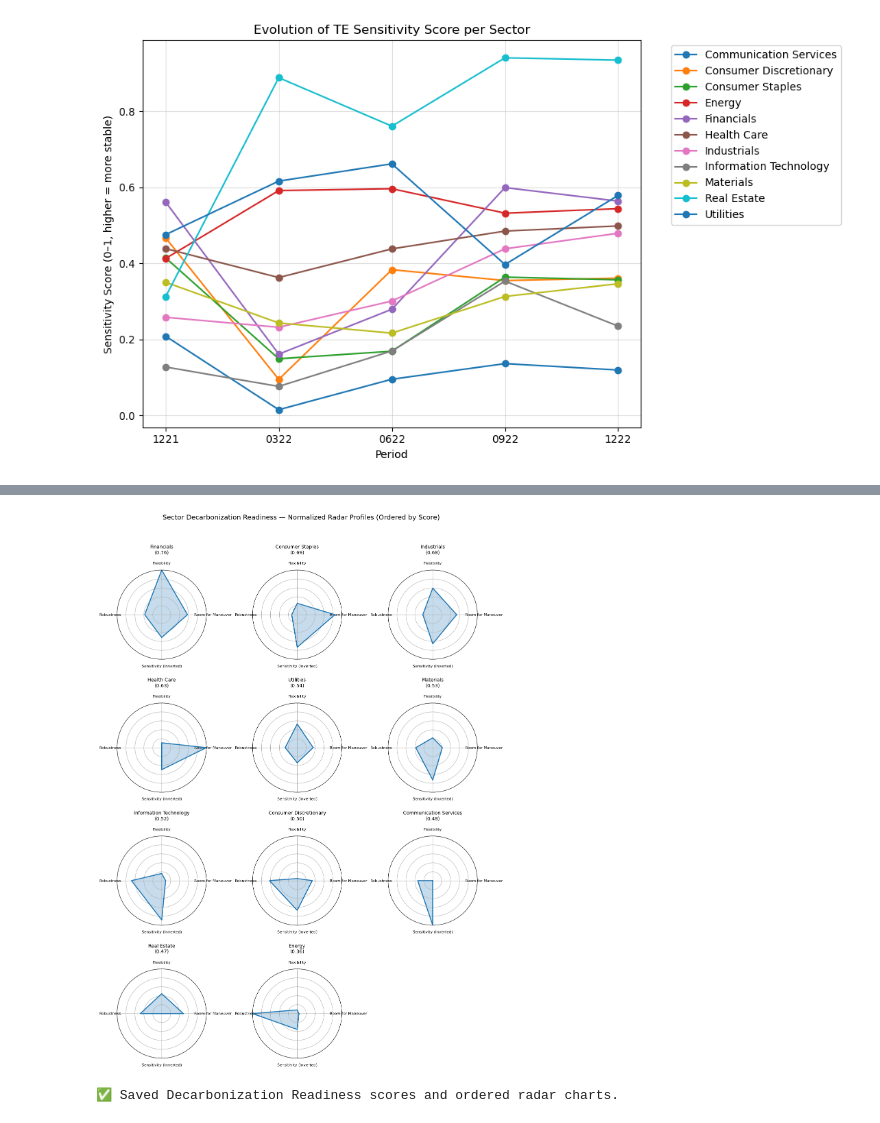
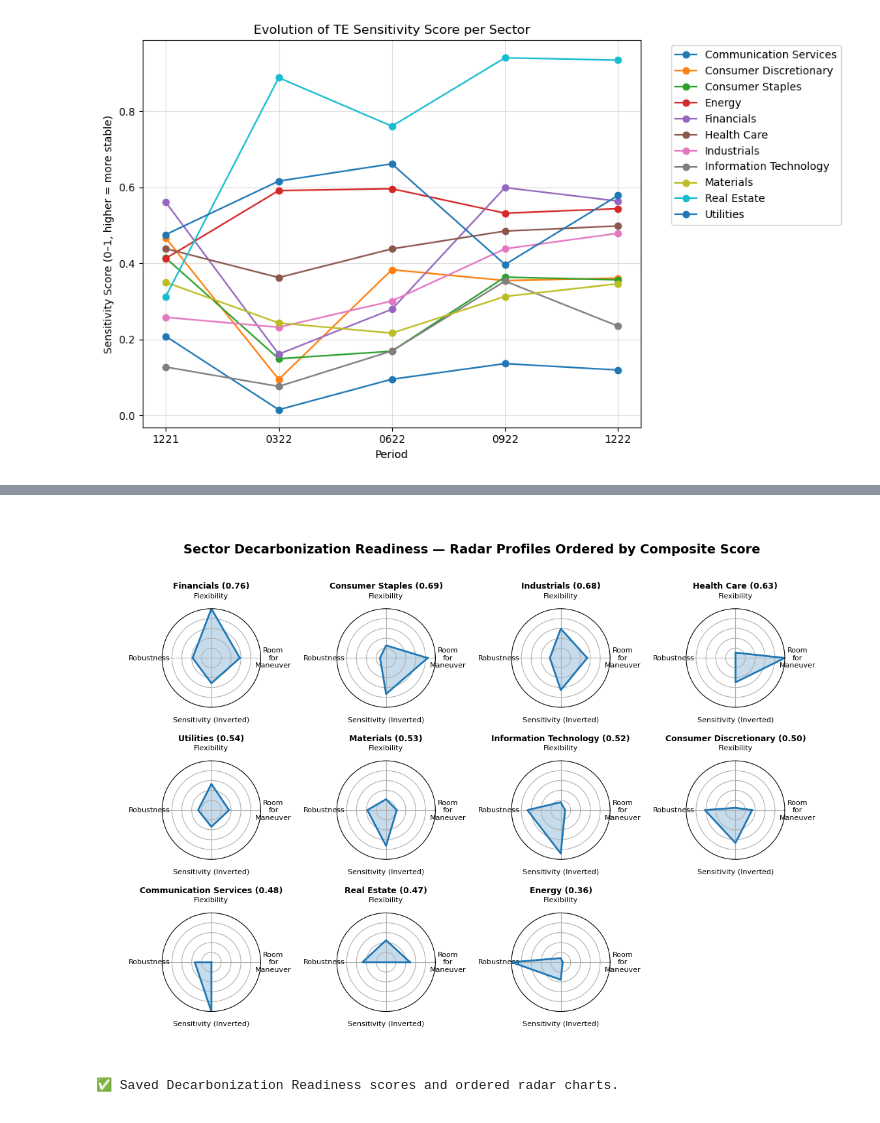
Before and after one commit to rebecca-di-francesco-bfh/sectoral-decarbonization, a Jupyter notebook: optimisation_across_all_time_windows.ipynb, the cells around one changed output, grey strips where cells are left out. Drawn from its saved outputs; the diff is of its cells as text; code cells hidden in the pictures.

```diff
--- a/optimisation_across_all_time_windows.ipynb
+++ b/optimisation_across_all_time_windows.ipynb
@@ -595,2 +586,2 @@ plt.show()
 # %%
-room_for_maneuver_score_df = df_norm[['Sector', 'Period', 'Room_for_Maneuver_Score_per_Vol']]
+room_for_maneuver_score_df = df_norm[['Sector', 'Period', 'Room_for_Maneuver_Score']]
@@ -1746,0 +1655,12 @@ combined_scores
+# %%
+for score, df in [('Room for Maneuver', room_for_maneuver_score_df),
+                  ('Flexibility', flexibility_score_df),
+                  ('Sensitivity', sensitivity_score_df),
+                  ('Robustness', robustness_score_df)]:
+
+    plot_sector_evolution(
+        df,
+        value_col=f"{score.replace(" ", "_")}_Score",
+        title=f"Evolution of {score} per Sector",
+        ylabel=f"{score}"
+    )
@@ -1747,13 +1730,8 @@ combined_scores
 # %%
-import pandas as pd
-import numpy as np
-import matplotlib.pyplot as plt
-import math
 
-# Load combined normalized scores
+# --- Load and normalize ---
 combined_scores = pd.read_excel("results/combined_sector_scores.xlsx")
 
-# --- Normalize all relevant columns ---
 def minmax_norm(x):
     if x.max() == x.min():
         return np.ones_like(x)
@@ -1764,62 +1742,80 @@ norm_df = combined_scores.copy()
 for c in cols_to_norm:
     norm_df[c] = minmax_norm(norm_df[c])
 
-# --- Compute the Decarbonization Readiness Aggregate Score ---
-# equal weighting (you can tweak weights if justified)
-
+# --- Sort by Composite_Score ---
 norm_df = norm_df.sort_values("Composite_Score", ascending=False).reset_index(drop=True)
 
 # --- Radar setup ---
-labels = ["Room for Maneuver", "Flexibility", "Robustness", "Sensitivity (Inverted)"]
+# Adjusted label formatting
+labels = [
+    "Room\nfor\nManeuver",     # three-line label
+    "Flexibility",
+    "Robustness",              # we'll rotate this slightly left
+    "Sensitivity (Inverted)"
+]
 num_vars = len(labels)
 angles = np.linspace(0, 2 * np.pi, num_vars, endpoint=False).tolist()
-angles += angles[:1]  # complete circle
+angles += angles[:1]  # close the circle
 
 # --- Auto subplot grid ---
 n_sectors = len(norm_df)
-ncols = 3
+ncols = 4
 nrows = math.ceil(n_sectors / ncols)
 
 fig, axes = plt.subplots(
     nrows=nrows,
     ncols=ncols,
     subplot_kw=dict(polar=True),
-    figsize=(12, 4 * nrows)
+    figsize=(11, 2.5 *nrows)
 )
 axes = axes.flatten()
 
 # --- Plot radar per sector in score order ---
 for i, (_, row) in enumerate(norm_df.iterrows()):
     sector = row["Sector"]
     values = row[cols_to_norm].tolist() + [row[cols_to_norm[0]]]
     ax = axes[i]
 
-    # Plot
+    # Plot lines + fill
     ax.plot(angles, values, color="C0", linewidth=2)
     ax.fill(angles, values, color="C0", alpha=0.25)
 
-    # Axes setup
+    # Axis setup
     ax.set_xticks(angles[:-1])
-    ax.set_xticklabels(labels, fontsize=8)
+    ax.set_xticklabels(labels, fontsize=8, fontweight= 'light')
+
+    #ax.tick_params(pad=14)  # default is usually around 5
+
     ax.set_yticks([0.2, 0.4, 0.6, 0.8])
     ax.set_yticklabels([])
-    ax.set_ylim(0, 1)
+    ax.set_ylim(0, 1
+)
 
-    # Title = sector name + score
-    ax.set_title(f"{sector}\n({row['Composite_Score']:.2f})", size=10, y=1.15)
+    # Title = sector name + composite score
+    ax.set_title(
+        f"{sector} ({row['Composite_Score']:.2f})",
+        size=9,
+        fontweight="bold",
+        y=1.15
+    )
+
 
 # --- Remove empty plots if grid > #sectors ---
 for j in range(i + 1, len(axes)):
     fig.delaxes(axes[j])
 
-plt.suptitle("Sector Decarbonization Readiness — Normalized Radar Profiles (Ordered by Score)",
-             fontsize=14, y=1.02)
-plt.tight_layout()
+plt.suptitle(
+    "Sector Decarbonization Readiness — Radar Profiles Ordered by Composite Score",
+    fontsize=14,
+    fontweight="bold",
+    y=1.01
+)
+plt.tight_layout(h_pad=1, w_pad = 0.1)
 plt.show()
 
 # --- Save final scored table ---
 norm_df.to_excel("results/decarbonization_readiness_scores.xlsx", index=False)
 print("✅ Saved Decarbonization Readiness scores and ordered radar charts.")
 # %% [output]
-[figure, old version]
+[figure, new version]
 ✅ Saved Decarbonization Readiness scores and ordered radar charts.
```
Also changed, not shown: parts of 28 cells of this notebook, 4 other files.
